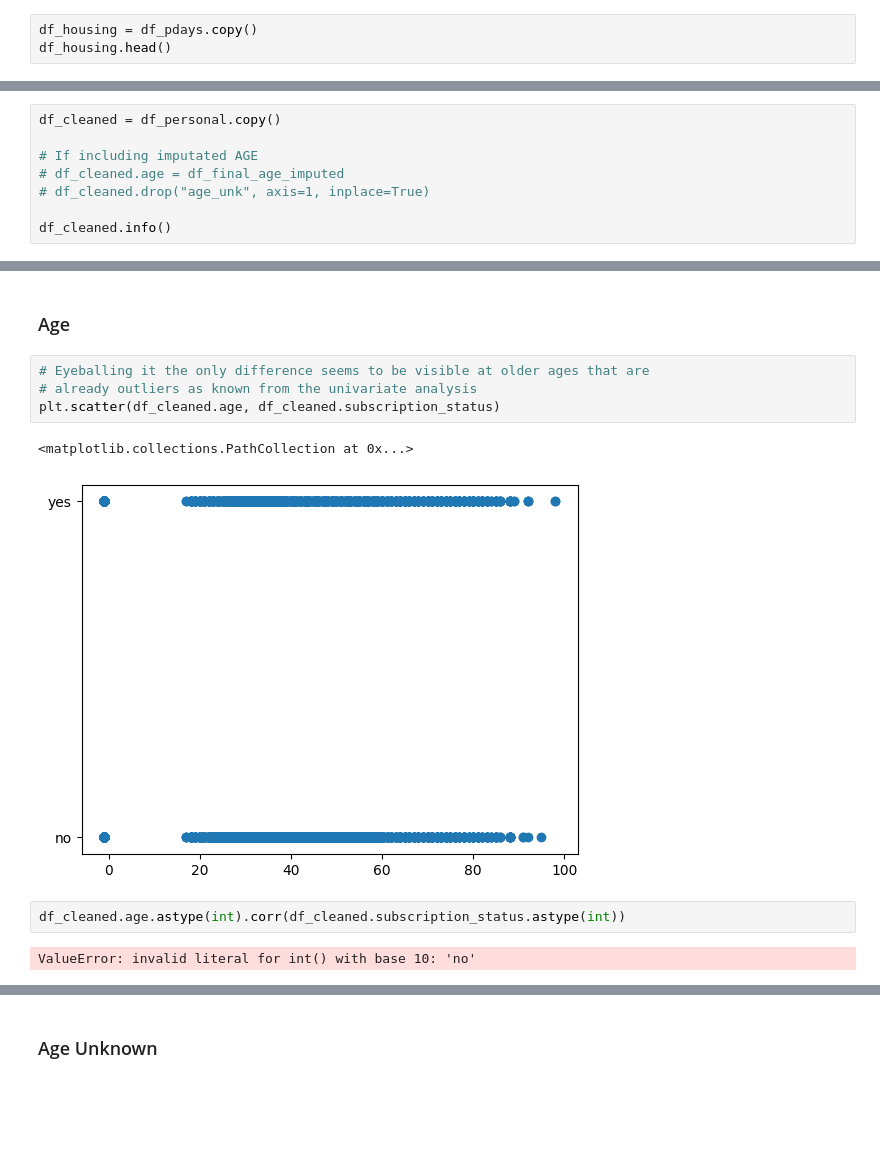
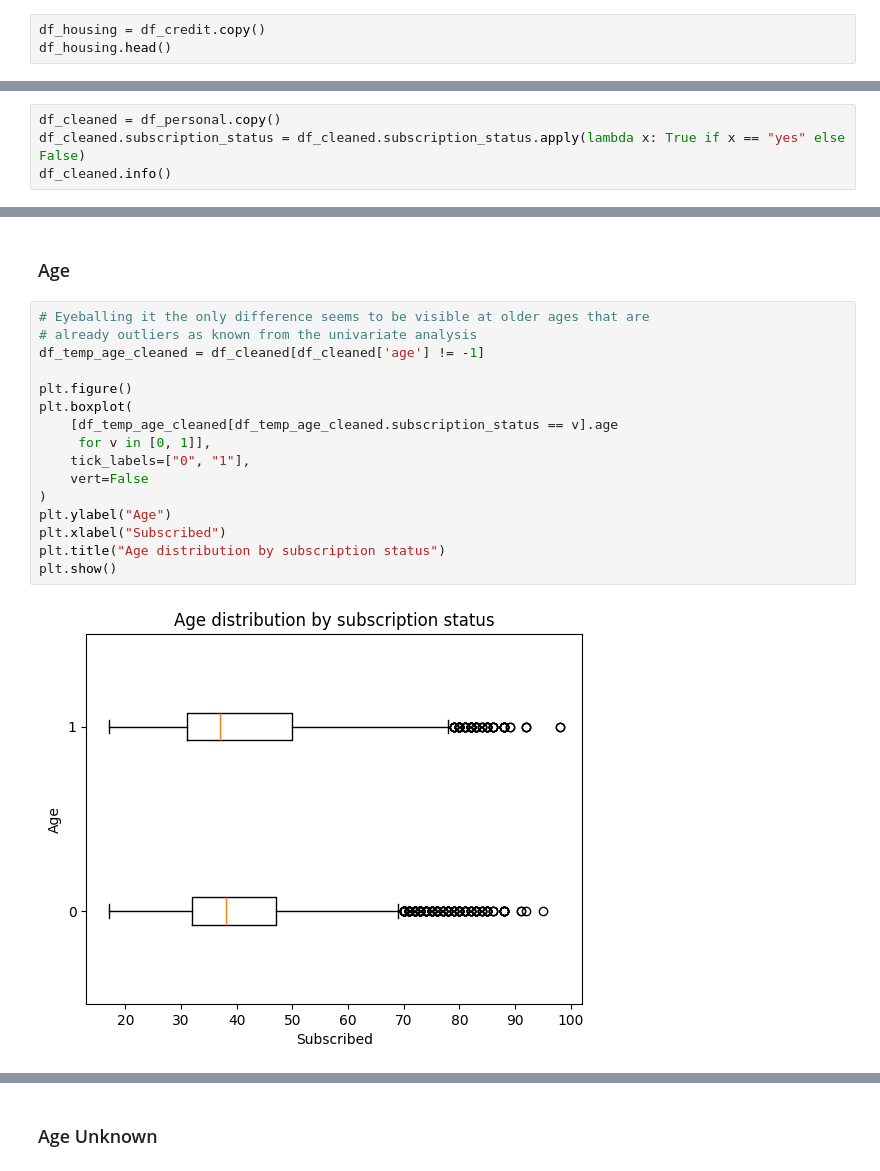
Before and after one commit to mysticshirou/EGT309-TeamJunHoe, a Jupyter notebook: eda.ipynb, the cells around one changed output, grey strips where cells are left out. Cells and saved outputs as stored; diff of their text form; blank space fills up the shorter version.

```diff
--- a/eda.ipynb
+++ b/eda.ipynb
@@ -772,7 +772,7 @@ Extremely large (>60%) of null values
 
 ---
 # %%
-df_housing = df_pdays.copy()
+df_housing = df_credit.copy()
 df_housing.head()
 # %% [output]
 |  | age | age_unk | occupation | marital_status | education_level | credit_default | housing_loan | ... |
@@ -859,11 +859,7 @@ Name: count, dtype: int64
 ## Part 3 - Bivariate Analysis
 # %%
 df_cleaned = df_personal.copy()
-
-# If including imputated AGE
-# df_cleaned.age = df_final_age_imputed
-# df_cleaned.drop("age_unk", axis=1, inplace=True)
-
+df_cleaned.subscription_status = df_cleaned.subscription_status.apply(lambda x: True if x == "yes" else False)
 df_cleaned.info()
 # %% [output]
 <class 'pandas.core.frame.DataFrame'>
@@ -891,12 +887,19 @@ memory usage: 3.5+ MB
 # %%
 # Eyeballing it the only difference seems to be visible at older ages that are
 # already outliers as known from the univariate analysis
-plt.scatter(df_cleaned.age, df_cleaned.subscription_status)
+df_temp_age_cleaned = df_cleaned[df_cleaned['age'] != -1]
+
+plt.figure()
+plt.boxplot(
+    [df_temp_age_cleaned[df_temp_age_cleaned.subscription_status == v].age
+     for v in [0, 1]],
+    tick_labels=["0", "1"],
+    vert=False
+)
+plt.ylabel("Age")
+plt.xlabel("Subscribed")
+plt.title("Age distribution by subscription status")
+plt.show()
 # %% [output]
-<matplotlib.collections.PathCollection at 0x...>
-[figure, old version]
+[figure, new version]
-# %%
-df_cleaned.age.astype(int).corr(df_cleaned.subscription_status.astype(int))
-# %% [output]
-ValueError: invalid literal for int() with base 10: 'no'
 # %%
```
Also changed, not shown: parts of 25 cells of this notebook.
